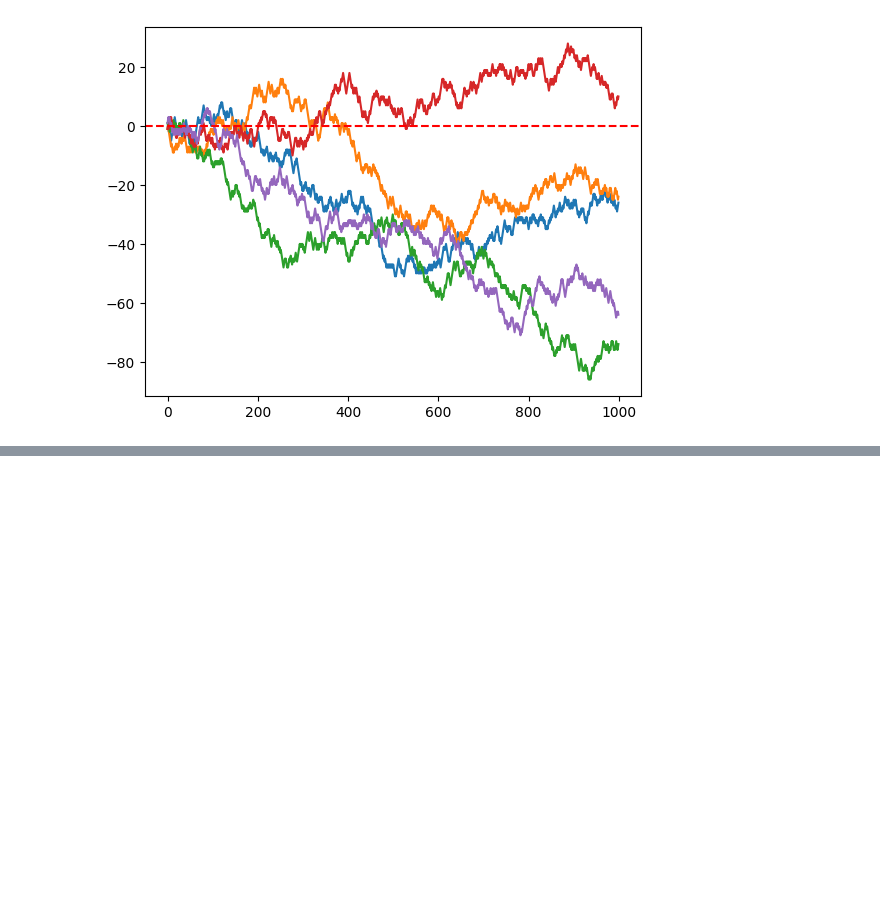
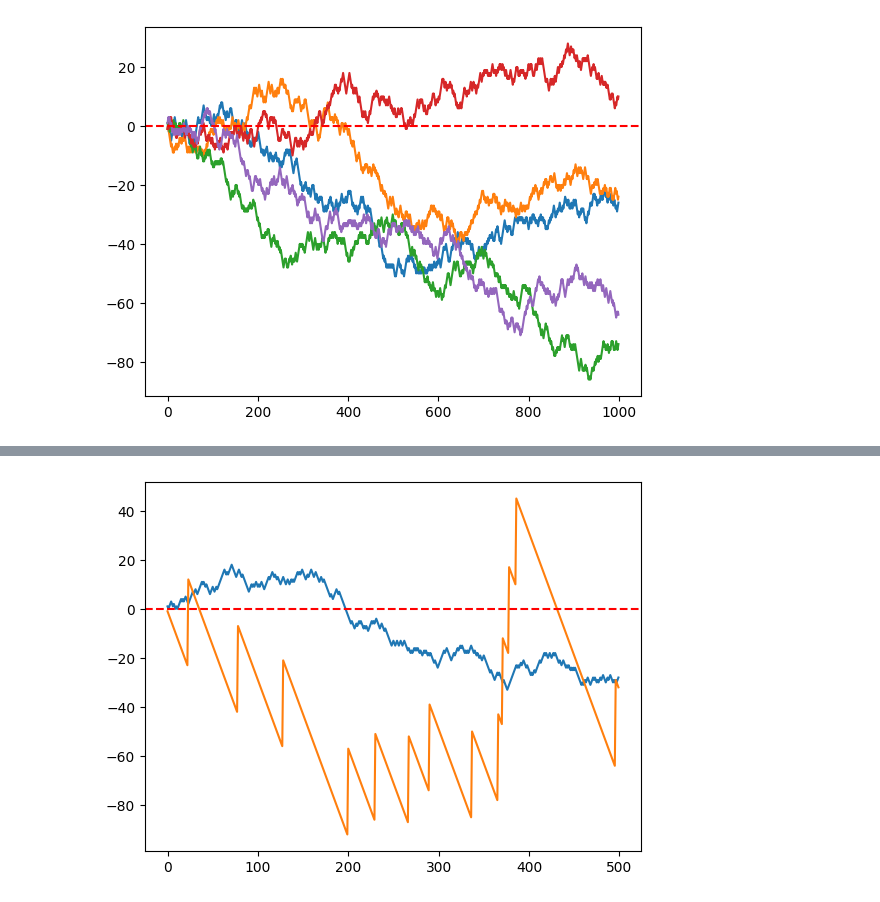
Before and after one commit to BadApproximator/probability_theory, a Jupyter notebook: simulations/Python/simulations.ipynb, the cells around one changed output, grey strips where cells are left out. Saved outputs shown, nothing was run; the diff lists cells and outputs as text; code cells hidden in the pictures; blank space fills up the shorter version.

```diff
--- a/simulations/Python/simulations.ipynb
+++ b/simulations/Python/simulations.ipynb
@@ -250,7 +250,7 @@ slots = ["0", "00"]
 for i in range(1,37):
     slots.append(str(i))
 
-def SimGame(nTrials) -> list[int]:
+def LasVegasRouletteStandardGameSim(nTrials) -> list[int]:
     scores = []
     for i in range(nTrials):
         num = random.randint(0, len(slots)-1)
@@ -264,6 +264,6 @@ def SimGame(nTrials) -> list[int]:
 
 nTrials = 1000
 nSim = 1500
-results = [SimGame(nTrials)[-1] for _ in range(nSim)]
+results = [LasVegasRouletteStandardGameSim(nTrials)[-1] for _ in range(nSim)]
 print(np.mean(results))
 # %% [output]
@@ -275,7 +275,7 @@ Average score is -53.
 nSim = 5
 for _ in range(nSim):
     x = range(nTrials)
-    y = SimGame(nTrials)
+    y = LasVegasRouletteStandardGameSim(nTrials)
     plt.plot(x,y)
 plt.axhline(0, ls = 'dashed', color = 'r')
 plt.show()
@@ -283,0 +293,21 @@ plt.show()
+# %%
+def LasVegasRouletteSpecificNumberGameSim(n) -> list[int]:
+    scores = []
+    for _ in range(n):
+        num = random.randint(1, 38)
+        if num == 17:
+            scores.append(35)
+        else:
+            scores.append(-1)
+    return np.cumsum(scores)
+
+nTrials = 500
+x = range(nTrials)
+y1 = LasVegasRouletteStandardGameSim(nTrials)
+y2 = LasVegasRouletteSpecificNumberGameSim(nTrials)
+plt.plot(x, y1)
+plt.plot(x, y2)
+plt.axhline(0, ls = 'dashed', color = 'r')
+plt.show()
+# %% [output]
+[figure, added]
```
Also changed, not shown: parts of 2 cells of this notebook.
